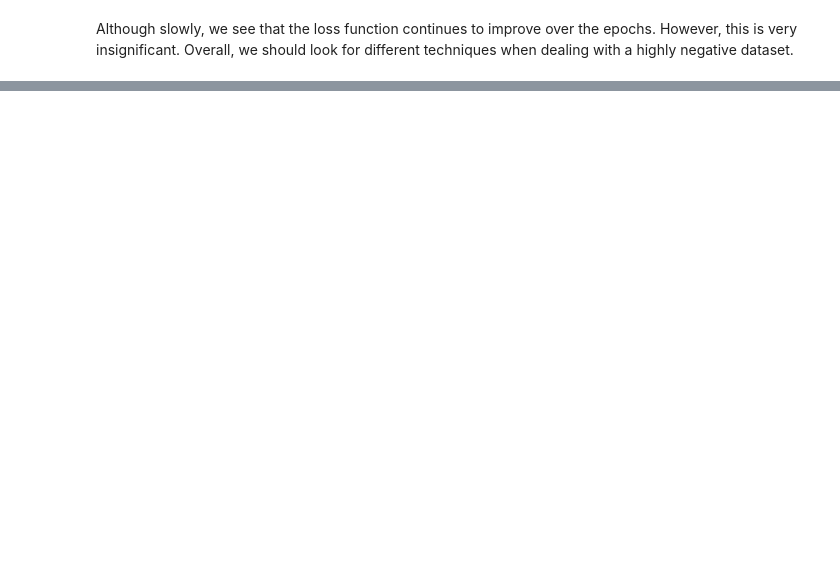
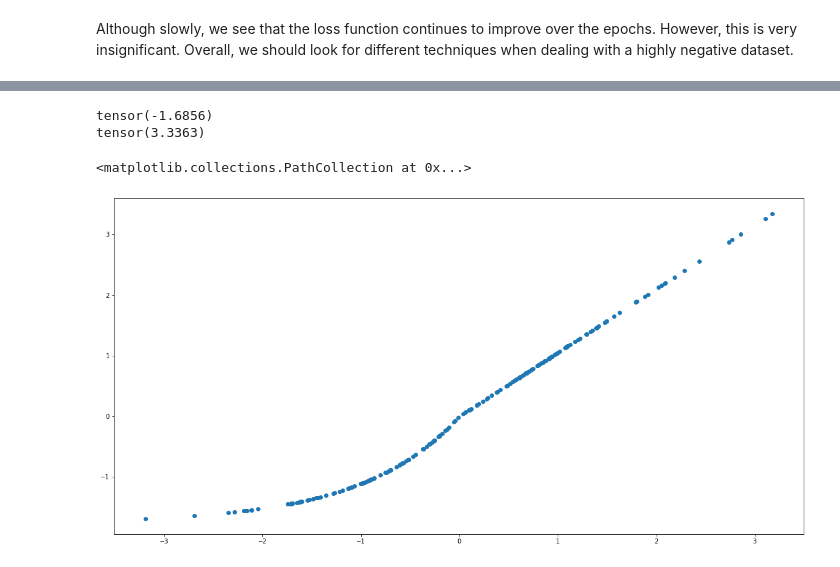
Before and after one commit to cjwbrandon/Deep-Learning-Fundamentals, a Jupyter notebook: fundamentals/Fundamentals 2 - Activation Functions and their Limitations.ipynb, the cells around one changed output, grey strips where cells are left out. Drawn from its saved outputs; the diff is of its cells as text; code cells hidden in the pictures; blank space fills up the shorter version.

```diff
--- a/fundamentals/Fundamentals 2 - Activation Functions and their Limitations.ipynb
+++ b/fundamentals/Fundamentals 2 - Activation Functions and their Limitations.ipynb
@@ -687,0 +703,15 @@ Although slowly, we see that the loss function continues to improve over the epo
+# %%
+x_selu = nn.SELU()
+x_selu = x_selu(x)
+# %%
+print(x_selu.data.min())
+print(x_selu.data.max())
+# %% [output]
+tensor(-1.6856)
+tensor(3.3363)
+# %%
+plt.figure(figsize=[20,10])
+plt.scatter(x.view(200), x_selu.view(200))
+# %% [output]
+<matplotlib.collections.PathCollection at 0x...>
+[figure, added]
```
Also changed, not shown: parts of 27 cells of this notebook, 2 other files.
